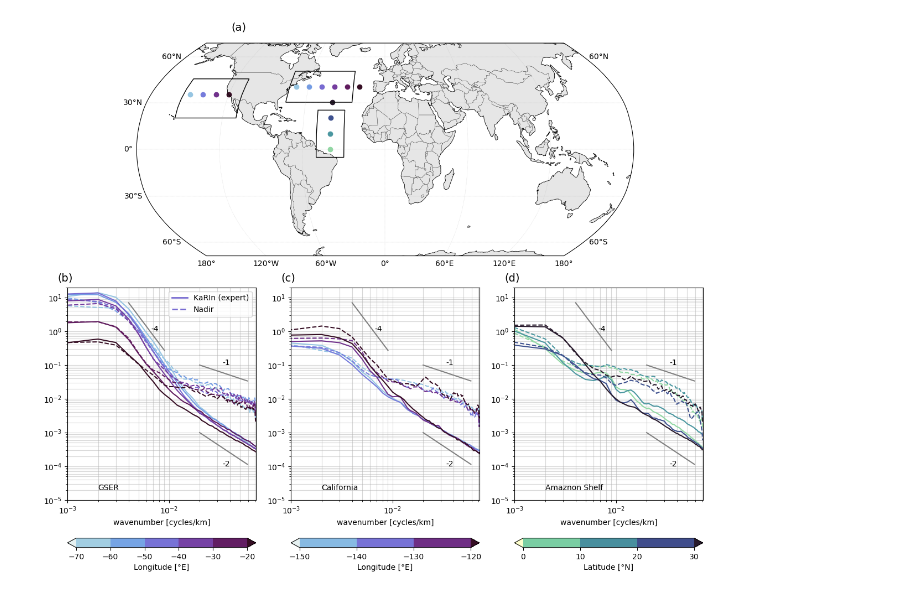
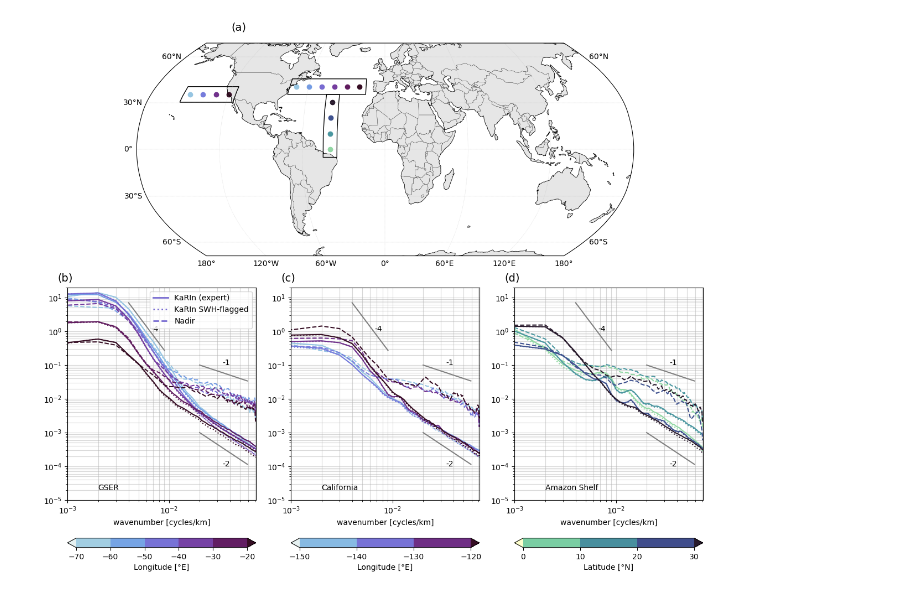
Before and after one commit to zcasparco/SWOT_UHH, a Jupyter notebook: Paper/Result_part1.ipynb, the cells around one changed output. Cells and saved outputs as stored; diff of their text form; code cells hidden in the pictures.

```diff
--- a/Paper/Result_part1.ipynb
+++ b/Paper/Result_part1.ipynb
@@ -422,4 +424,6 @@ plt.savefig('/Users/zoecas/Documents/paper_figures/boxplot_spectra.pdf')
 [figure]
+# %%
+ds_swh5 = xr.open_dataset(DATA_DIR+'swot_segments2D_1000km_demean_swh5.nc')
 # %%
 latc, dlat = 40.0, 5.0
 lat_cali = 35
@@ -431,24 +435,27 @@ dlon = 5.0
 
 ds_lat40_nadir = ds_nadir.where((ds_nadir.lat_mean<=latc+dlat) & (ds_nadir.lat_mean>=latc-dlat),drop=True)
 ds_lat40_karin = ds_karin.where((ds_karin.lat_mean<=latc+dlat) & (ds_karin.lat_mean>=latc-dlat),drop=True)
+ds_lat40_swh5 = ds_swh5.where((ds_swh5.lat_mean<=latc+dlat) & (ds_swh5.lat_mean>=latc-dlat),drop=True)
 
 ds_lat30_nadir = ds_nadir.where((ds_nadir.lat_mean<=lat_cali+dlat) & (ds_nadir.lat_mean>=lat_cali-dlat),drop=True)
 ds_lat30_karin = ds_karin.where((ds_karin.lat_mean<=lat_cali+dlat) & (ds_karin.lat_mean>=lat_cali-dlat),drop=True)
+ds_lat30_swh5 = ds_swh5.where((ds_swh5.lat_mean<=lat_cali+dlat) & (ds_swh5.lat_mean>=lat_cali-dlat),drop=True)
 
 ds_lon310_nadir = ds_nadir.where((ds_nadir.lon_mean<=lonc+dlon) & (ds_nadir.lon_mean>=lonc-dlon),drop=True)
 ds_lon310_karin = ds_karin.where((ds_karin.lon_mean<=lonc+dlon) & (ds_karin.lon_mean>=lonc-dlon),drop=True)
+ds_lon310_swh5 = ds_swh5.where((ds_swh5.lon_mean<=lonc+dlon) & (ds_swh5.lon_mean>=lonc-dlon),drop=True)
 
 colors = cmocean.cm.dense(np.linspace(0.2,1,len(lon)))
 colors2 = cmocean.cm.dense(np.linspace(0.2,1,len(lon_cali)))
 colors1 = cmocean.cm.deep(np.linspace(0.2,1,len(lat)))
 # %%
 #regional rectangles
-lat_bounds_gser = [30,50]
-lon_bounds_gser = [285,335]
-lat_bounds_amaz = [-5,25]
-lon_bounds_amaz = [310,330]
-lat_bounds_cali = [20,45]
-lon_bounds_cali = [205,250]
+lat_bounds_gser = [35,45]
+lon_bounds_gser = [285,345]
+lat_bounds_amaz = [-5,35]
+lon_bounds_amaz = [315,325]
+lat_bounds_cali = [30,40]
+lon_bounds_cali = [205,245]
 verbose=False
 # %%
 #plt.ioff()
@@ -490,19 +497,22 @@ axs.add_patch(mpatches.Rectangle(xy=[lon_bounds_gser[0],lat_bounds_gser[0]], wid
                                 transform=ccrs.PlateCarree()))
 axs.text(-180,80,'(a)',fontsize=14,transform=ccrs.PlateCarree())
 
-ds_lat = (ds_lat40_nadir,ds_lat40_karin)
+ds_lat = (ds_lat40_nadir,ds_lat40_karin,ds_lat40_swh5)
 ds_lat_nadir = ds_lat[0]
 ds_lat_karin = ds_lat[1]
-
+ds_lat_swh   = ds_lat[2]
 ax = fig.add_subplot(spec[1,:1])
 for i,l in enumerate(lon):
     _ds = ds_lat_nadir.where((ds_lat_nadir.lon_mean<=l+dlon) & (ds_lat_nadir.lon_mean>=l-dlon),drop=True)
     _ds_ex = ds_lat_karin.where((ds_lat_karin.lon_mean<=l+dlon) & (ds_lat_karin.lon_mean>=l-dlon),drop=True)
+    _ds_swh = ds_lat_swh.where((ds_lat_swh.lon_mean<=l+dlon) & (ds_lat_swh.lon_mean>=l-dlon),drop=True)
     (_ds.psd.mean('segment')).plot(ax=ax,xscale='log',yscale='log',c=colors[i],ls='--')
     (_ds_ex.psd.mean('segment')).plot(ax=ax,xscale='log',yscale='log',c=colors[i])
+    (_ds_swh.psd.mean('segment')).plot(ax=ax,xscale='log',yscale='log',c=colors[i],ls='dotted')
 #Customize legend
 custom_lines = [Line2D([0], [0], color=colors[2], lw=2),
-                            Line2D([0], [0], color=colors[2], lw=2,ls='--'),
+                Line2D([0], [0], color=colors[2], lw=2,ls='dotted'),
+                Line2D([0], [0], color=colors[2], lw=2,ls='--'),
                             ]
 #Customize colorbar
 cmap = cmocean.cm.dense
@@ -512,18 +522,21 @@ plt.colorbar(mpl.colorizer.ColorizingArtist(colorizer),
                          ax=ax, orientation='horizontal',
                          label="Longitude [°E]")
 
-ax.legend(custom_lines, ['KaRIn (expert)', 'Nadir'])
+ax.legend(custom_lines, ['KaRIn (expert)', 'KaRIn SWH-flagged', 'Nadir'])
 
-ds_lat = (ds_lat30_nadir,ds_lat30_karin)
+ds_lat = (ds_lat30_nadir,ds_lat30_karin, ds_lat30_swh5)
 ds_lat_nadir = ds_lat[0]
 ds_lat_karin = ds_lat[1]
-
+ds_lat_swh   = ds_lat[2]
 ax1 = fig.add_subplot(spec[1,1:2])
 for i,l in enumerate(lon_cali):
     _ds = ds_lat_nadir.where((ds_lat_nadir.lon_mean<=l+dlon) & (ds_lat_nadir.lon_mean>=l-dlon),drop=True)
     _ds_ex = ds_lat_karin.where((ds_lat_karin.lon_mean<=l+dlon) & (ds_lat_karin.lon_mean>=l-dlon),drop=True)
+    _ds_swh = ds_lat_swh.where((ds_lat_swh.lon_mean<=l+dlon) & (ds_lat_swh.lon_mean>=l-dlon),drop=True)
+
     (_ds.psd.mean('segment')).plot(ax=ax1,xscale='log',yscale='log',c=colors2[i],ls='--')
     (_ds_ex.psd.mean('segment')).plot(ax=ax1,xscale='log',yscale='log',c=colors2[i])
+    (_ds_swh.psd.mean('segment')).plot(ax=ax1,xscale='log',yscale='log',c=colors2[i],ls='dotted')
 #Customize colorbar
 cmap = cmocean.cm.dense
 norm = mpl.colors.BoundaryNorm([l-360 for l in lon_cali], cmap.N, extend='both')
@@ -533,16 +546,19 @@ plt.colorbar(mpl.colorizer.ColorizingArtist(colorizer),
                          label="Longitude [°E]")
 
 
-ds_lat = (ds_lon310_nadir,ds_lon310_karin)
+ds_lat = (ds_lon310_nadir,ds_lon310_karin, ds_lon310_swh5)
 ds_lat_nadir = ds_lat[0]
 ds_lat_karin = ds_lat[1]
+ds_lat_swh   = ds_lat[2]
 
 ax2 = fig.add_subplot(spec[1,2:])
 for i,l in enumerate(lat):
     _ds = ds_lat_nadir.where((ds_lat_nadir.lat_mean<=l+dlon) & (ds_lat_nadir.lat_mean>=l-dlon),drop=True)
     _ds_ex = ds_lat_karin.where((ds_lat_karin.lat_mean<=l+dlon) & (ds_lat_karin.lat_mean>=l-dlon),drop=True)
+    _ds_swh = ds_lat_swh.where((ds_lat_swh.lat_mean<=l+dlon) & (ds_lat_swh.lat_mean>=l-dlon),drop=True)
     (_ds.psd.mean('segment')).plot(ax=ax2,xscale='log',yscale='log',c=colors1[i],ls='--')
     (_ds_ex.psd.mean('segment')).plot(ax=ax2,xscale='log',yscale='log',c=colors1[i])
+    (_ds_swh.psd.mean('segment')).plot(ax=ax2,xscale='log',yscale='log',c=colors1[i],ls='dotted')
 #Customize colorbar
 cmap = cmocean.cm.deep
 norm = mpl.colors.BoundaryNorm([l for l in lat], cmap.N, extend='both')
@@ -551,34 +567,34 @@ plt.colorbar(mpl.colorizer.ColorizingArtist(colorizer),
                          ax=ax2, orientation='horizontal',
                          label="Latitude [°N]")
 
-for a,area in zip([ax,ax1,ax2], ['GSER', 'California','Amaznon Shelf']):
+for a,area in zip([ax,ax1,ax2], ['GSER', 'California','Amazon Shelf']):
     a.grid(True,which='both',alpha=0.5)
     a.set_xlim(1/1000,1/14);a.set_ylim(1e-5,2e1)
     a.set_ylabel('')
     #Reference slope
     k_ref = ds_karin["wavenumber"].values[4:10]
     k0    = k_ref[0]
     psd0 = 7
     a.loglog(k_ref, psd0 * (k_ref / k0) ** -4,color='gray')
     a.text(1/150,1,f'-4')
 
     k_ref = ds_karin["wavenumber"].values[20:60]
     k0    = k_ref[0]
     psd0 = 1e-1
     a.loglog(k_ref, psd0 * (k_ref / k0) ** -1,color='gray')
     a.text(1/30,1e-1,f'-1')
     k_ref = ds_karin["wavenumber"].values[20:60]
     k0    = k_ref[0]
     psd0 = 1e-3
     a.loglog(k_ref, psd0 * (k_ref / k0) ** -2,color='gray')
     a.text(1/30,1e-4,f'-2')
     a.text(2e-3,2e-5,area)
 
     #a.set_ylim(1e-5,2e1)
 #plt.show()
 ax.text(8e-4,30,'(b)',fontsize=14)
 ax1.text(8e-4,30,'(c)',fontsize=14)
 ax2.text(8e-4,30,'(d)',fontsize=14)
 plt.savefig('/Users/zoecas/Documents/paper_figures/regional_spectra.pdf')
 # %% [output]
-[figure, old version]
+[figure, new version]
```
Also changed, not shown: parts of 2 cells of this notebook, 4 other files.
